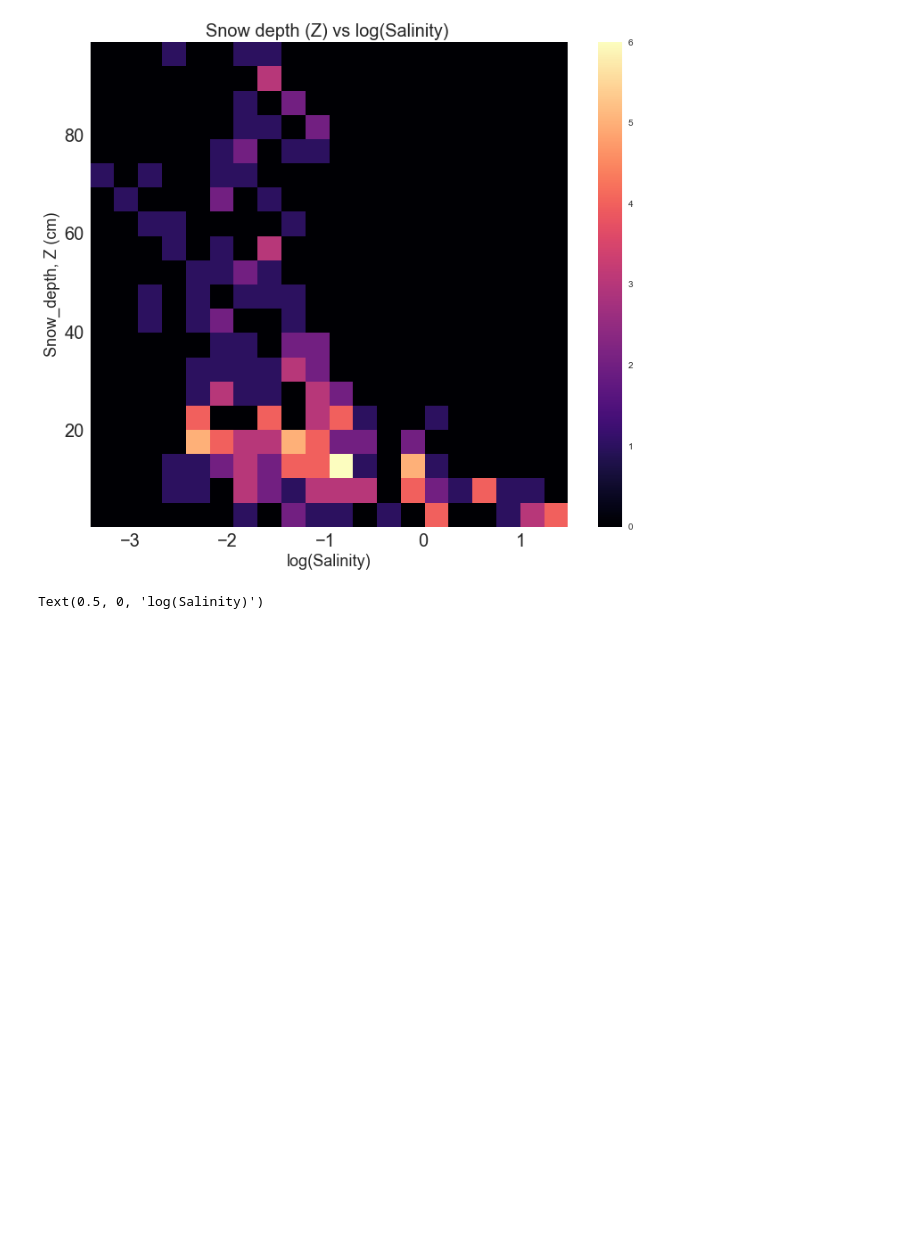
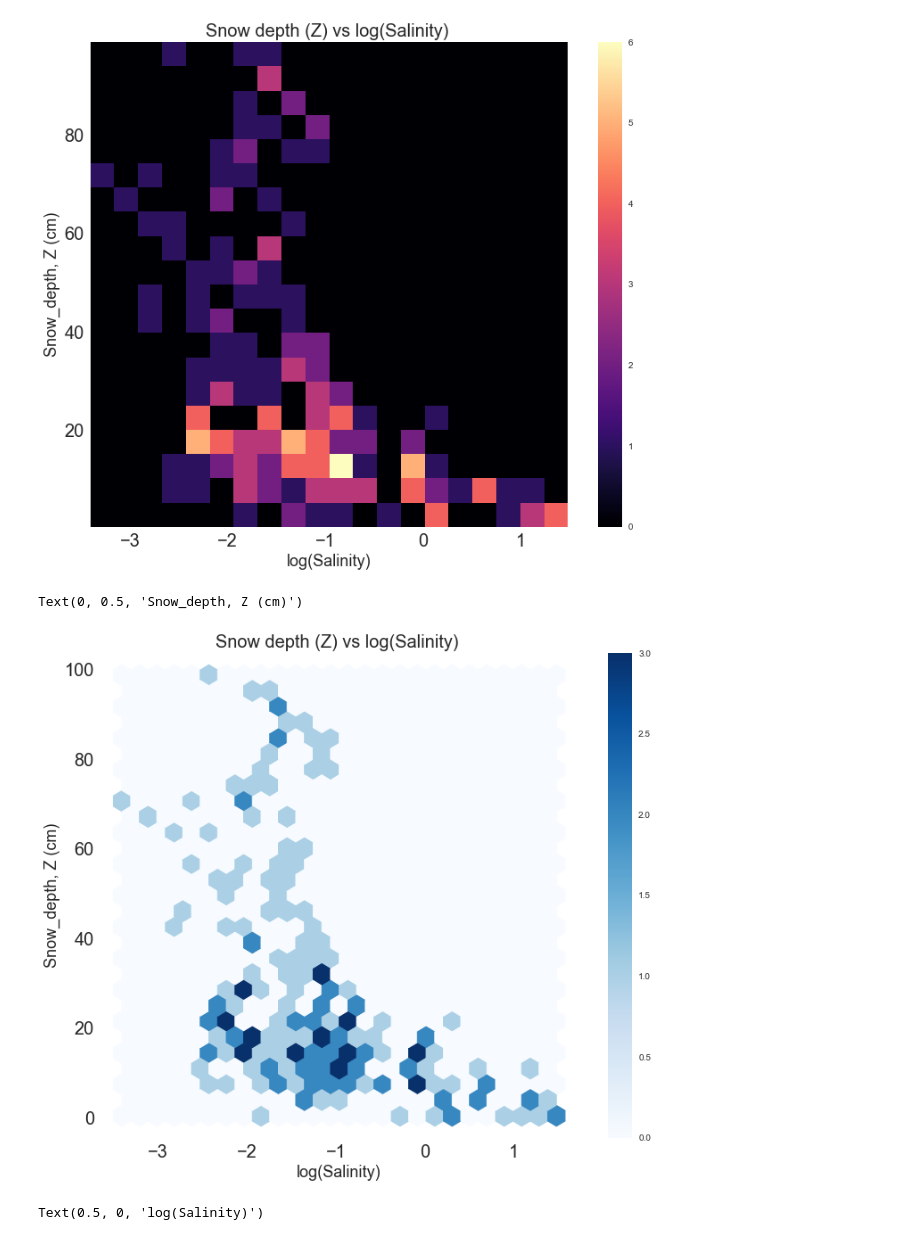
Before and after one commit to bazilsky/jupyter_local, a Jupyter notebook: netcdf/lognormal_salinity_fit_multisnowdepth.ipynb, the cells around one changed output. Drawn from its saved outputs; the diff is of its cells as text; code cells hidden in the pictures; blank space fills up the shorter version.

```diff
--- a/netcdf/lognormal_salinity_fit_multisnowdepth.ipynb
+++ b/netcdf/lognormal_salinity_fit_multisnowdepth.ipynb
@@ -64,6 +95,20 @@ plt.ylabel('Snow_depth, Z (cm)',fontsize = 18)
 # %% [output]
 Text(0, 0.5, 'Snow_depth, Z (cm)')
 [figure]
+# %%
+plt.figure(figsize=(12,10))
+#plt.style.use('seaborn')
+plt.hexbin(np.log10(salinity),snow_depth, gridsize=25, cmap = 'Blues')
+plt.gca().set_facecolor('white')
+plt.colorbar()
+plt.xticks(fontsize = 20)
+plt.yticks(fontsize = 20)
+plt.title('Snow depth (Z) vs log(Salinity) ',fontsize = 20)
+plt.xlabel('log(Salinity)',fontsize = 18)
+plt.ylabel('Snow_depth, Z (cm)',fontsize = 18)
+# %% [output]
+Text(0, 0.5, 'Snow_depth, Z (cm)')
+[figure, added]
 # %%
 # histogram plot of snowdepth on y axis and salinity on x axis
 flag = (snow_depth>20) & (snow_depth<100)
```
Also changed, not shown: parts of 6 cells of this notebook, 18 other files.
